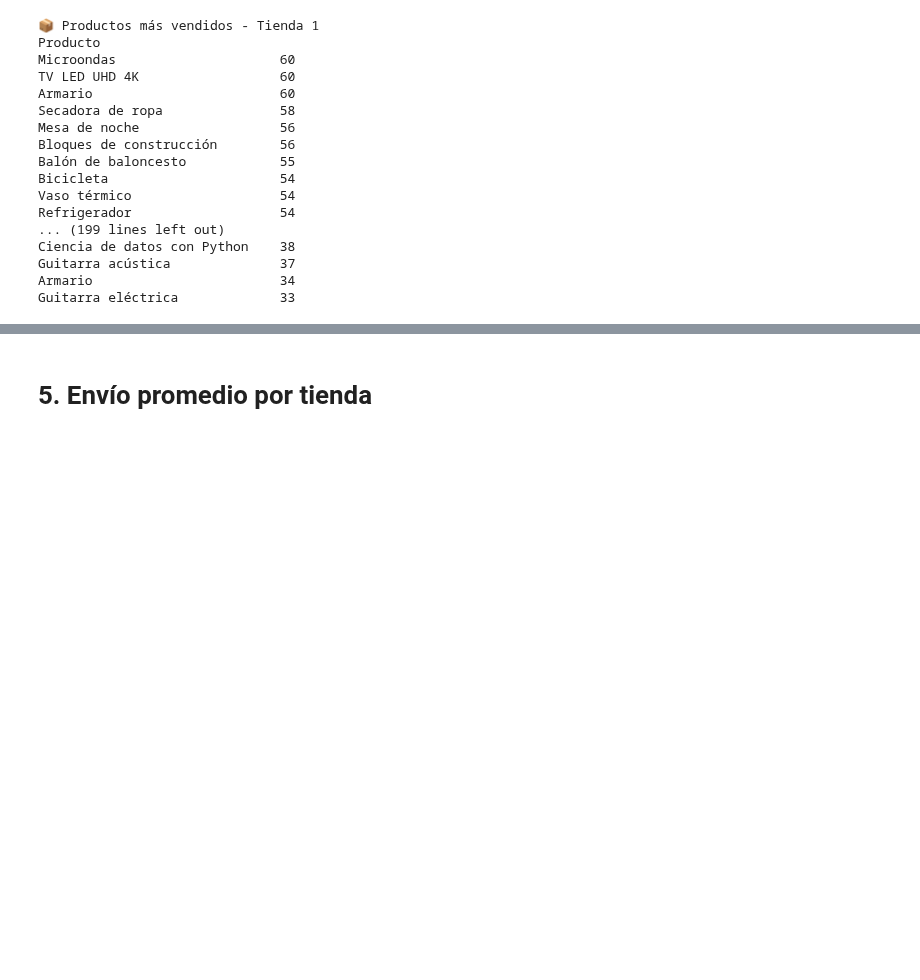
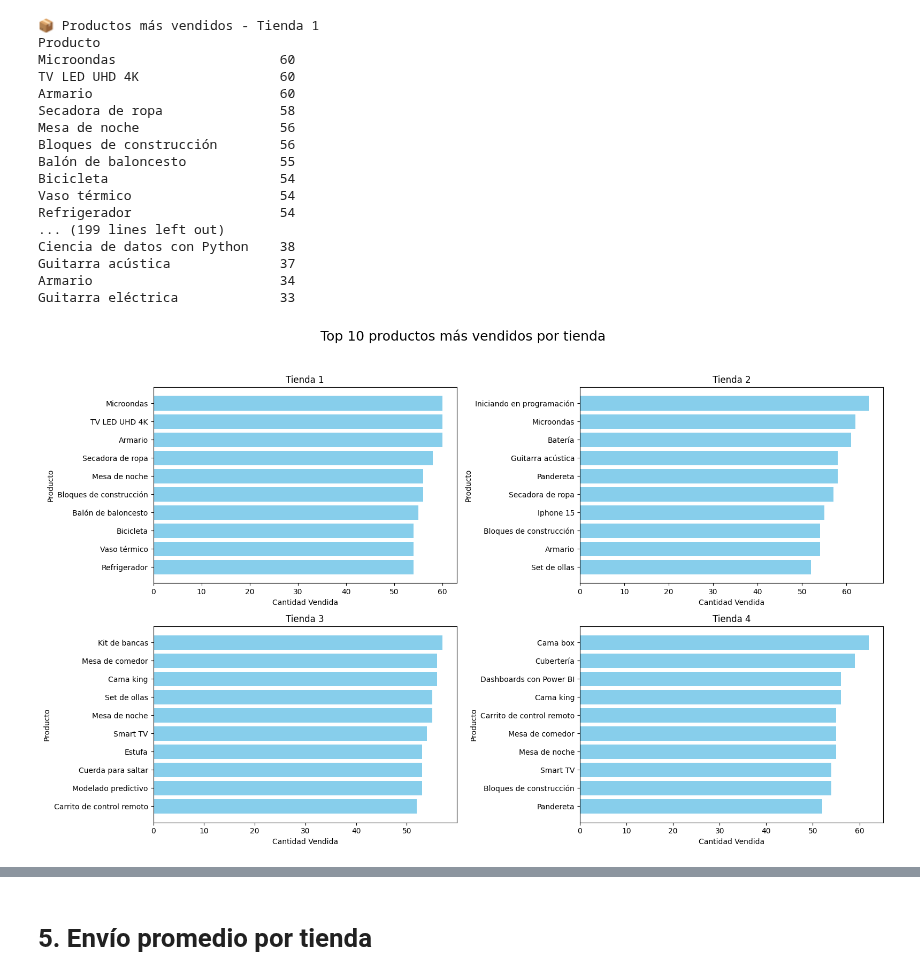
Before and after one commit to paulosky311/Challenge-Alura-Store, a Jupyter notebook: AluraStoreLatam.ipynb, the cells around one changed output, grey strips where cells are left out. Cells and saved outputs as stored; diff of their text form; code cells hidden in the pictures; blank space fills up the shorter version.

```diff
--- a/AluraStoreLatam.ipynb
+++ b/AluraStoreLatam.ipynb
@@ -265,3 +265,27 @@ Ciencia de datos con Python    38
 Guitarra acústica              37
 Armario                        34
 Guitarra eléctrica             33
+# %%
+import matplotlib.pyplot as plt # Importar pyplot para usar plt
+
+# Tiendas
+tiendas = [tienda, tienda2, tienda3, tienda4]
+nombres_tiendas = ['Tienda 1', 'Tienda 2', 'Tienda 3', 'Tienda 4']
+
+# Crear figura
+fig, axs = plt.subplots(2, 2, figsize=(16, 10))
+fig.suptitle('Top 10 productos más vendidos por tienda', fontsize=18)
+axs = axs.flatten()
+
+# Gráfico para cada tienda
+for i, df in enumerate(tiendas):
+    top_productos = df['Producto'].value_counts().head(10)
+    axs[i].barh(top_productos.index[::-1], top_productos.values[::-1], color='skyblue')
+    axs[i].set_title(nombres_tiendas[i])
+    axs[i].set_xlabel('Cantidad Vendida')
+    axs[i].set_ylabel('Producto')
+
+plt.tight_layout(rect=[0, 0, 1, 0.95])
+plt.show()
+# %% [output]
+[figure, added]
```
Also changed, not shown: parts of 3 cells of this notebook.
